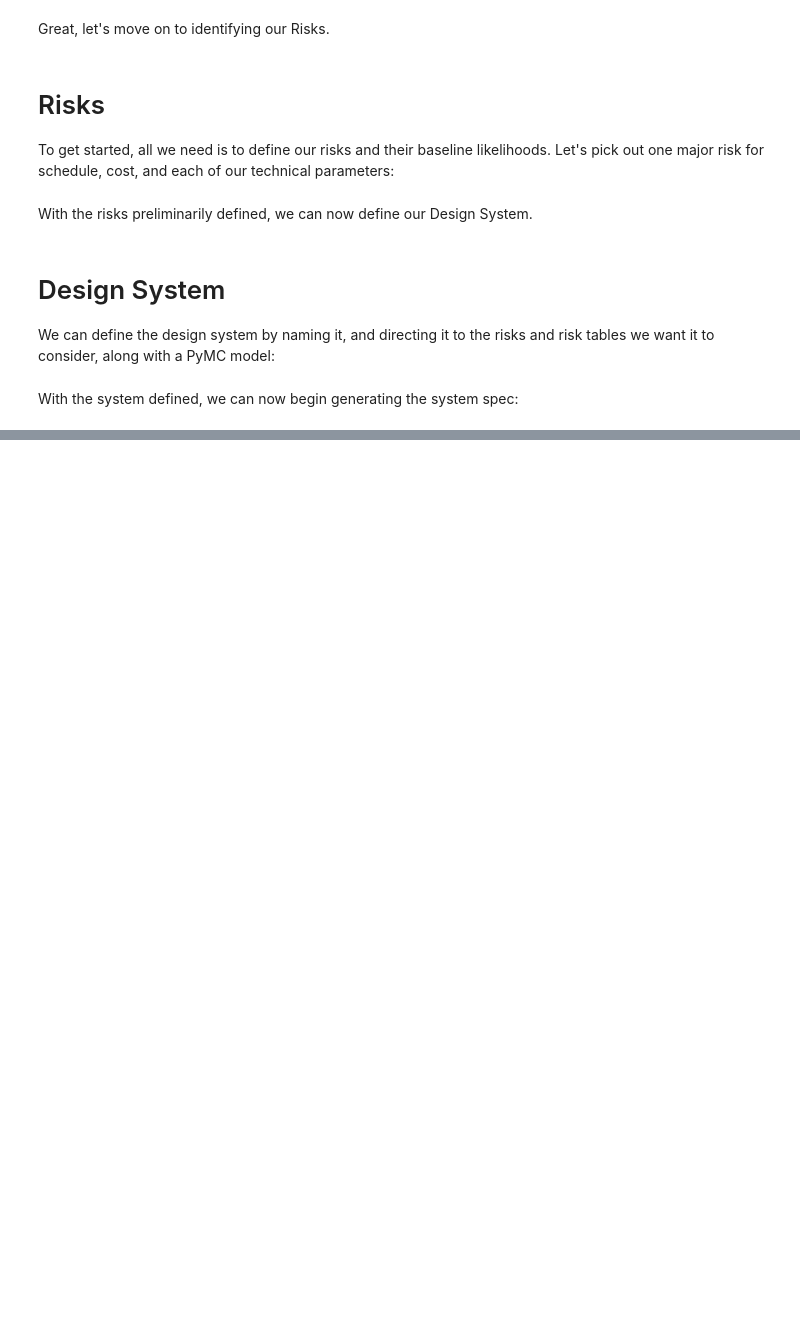
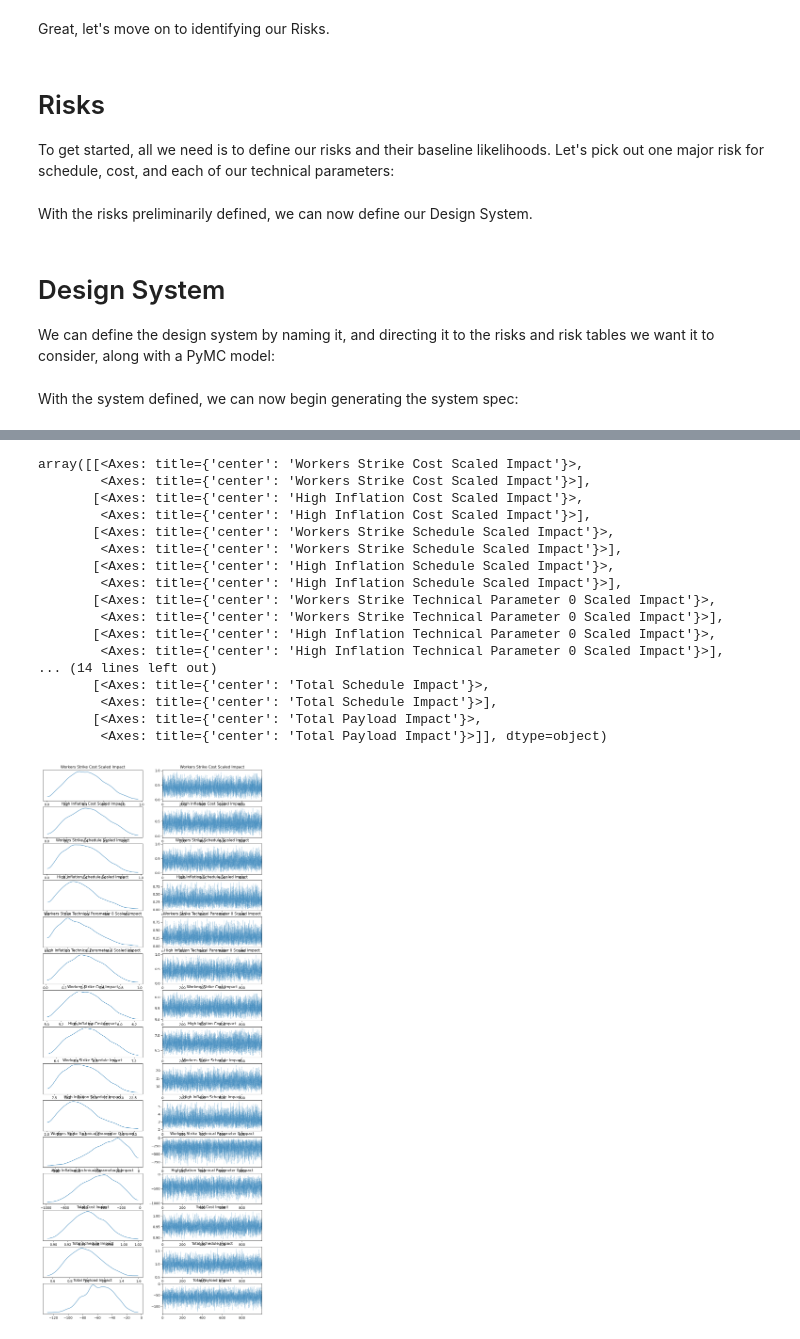
Before and after one commit to EvanY14/ISST-Asterix-Space, a Jupyter notebook: Notebooks/Example System Setup.ipynb, the cells around one changed output, grey strips where cells are left out. Cells and saved outputs as stored; diff of their text form; code cells hidden in the pictures; blank space fills up the shorter version.

```diff
--- a/Notebooks/Example System Setup.ipynb
+++ b/Notebooks/Example System Setup.ipynb
@@ -192,15 +181,15 @@ Great, let's move on to identifying our Risks.
 
 To get started, all we need is to define our risks and their baseline likelihoods. Let's pick out one major risk for schedule, cost, and each of our technical parameters:
 # %%
-Cost_Risk = ISST.Risk(name='Workers Strike', baseline_likelihood = 0.05)
+Strike_Risk = ISST.Risk(name='Workers Strike', baseline_likelihood = 0.05)
 
-Schedule_Risk = ISST.Risk(name='High Inflation', baseline_likelihood = 0.10)
+Inflation_Risk = ISST.Risk(name='High Inflation', baseline_likelihood = 0.10)
 
-Latitude_Risk = ISST.Risk(name='Forced to be Domestic', baseline_likelihood = 0.01)
-
-Power_Risk = ISST.Risk(name='MMOD', baseline_likelihood =0.10)
-
-Payload_Risk = ISST.Risk(name='Structural Mass Overrun', baseline_likelihood = 0.2)
+# Latitude_Risk = ISST.Risk(name='Forced to be Domestic', baseline_likelihood = 0.01)
+#
+# Power_Risk = ISST.Risk(name='MMOD', baseline_likelihood =0.10)
+#
+# Payload_Risk = ISST.Risk(name='Structural Mass Overrun', baseline_likelihood = 0.2)
 # %% [markdown]
 With the risks preliminarily defined, we can now define our Design System.
 # %% [markdown]
@@ -208,14 +197,12 @@ With the risks preliminarily defined, we can now define our Design System.
 
 We can define the design system by naming it, and directing it to the risks and risk tables we want it to consider, along with a PyMC model:
 # %%
-DSModel = pm.Model()
-
 Example_Design_System = ISST.DesignSystem(name='Example_Design_System',
-                                          model_context=DSModel,
-                                          risks=[Cost_Risk, Schedule_Risk, Latitude_Risk, Power_Risk, Payload_Risk],
+                                          model_context=pm.Model(),
+                                          risks=[Strike_Risk, Inflation_Risk],
                                           schedule_risk_table = Schedule_Risk_Table,
                                           cost_risk_table = Log_Cost_Risk_Table,
-                                          technical_risk_tables = [Site_Latitude, Payload_Power, Payload])
+                                          technical_risk_tables = [Payload])
 # %% [markdown]
 With the system defined, we can now begin generating the system spec:
 # %%
@@ -224,0 +223,2 @@ Once this function is run, ISST will create a set of CSV spreadsheet files that
+# %%
+results = Example_Design_System.analyze_system()
@@ -224,0 +232,21 @@ Once this function is run, ISST will create a set of CSV spreadsheet files that
+# %%
+az.plot_trace(results, combined=True)
+# %% [output]
+array([[<Axes: title={'center': 'Workers Strike Cost Scaled Impact'}>,
+        <Axes: title={'center': 'Workers Strike Cost Scaled Impact'}>],
+       [<Axes: title={'center': 'High Inflation Cost Scaled Impact'}>,
+        <Axes: title={'center': 'High Inflation Cost Scaled Impact'}>],
+       [<Axes: title={'center': 'Workers Strike Schedule Scaled Impact'}>,
+        <Axes: title={'center': 'Workers Strike Schedule Scaled Impact'}>],
+       [<Axes: title={'center': 'High Inflation Schedule Scaled Impact'}>,
+        <Axes: title={'center': 'High Inflation Schedule Scaled Impact'}>],
+       [<Axes: title={'center': 'Workers Strike Technical Parameter 0 Scaled Impact'}>,
+        <Axes: title={'center': 'Workers Strike Technical Parameter 0 Scaled Impact'}>],
+       [<Axes: title={'center': 'High Inflation Technical Parameter 0 Scaled Impact'}>,
+        <Axes: title={'center': 'High Inflation Technical Parameter 0 Scaled Impact'}>],
+... (14 lines left out)
+       [<Axes: title={'center': 'Total Schedule Impact'}>,
+        <Axes: title={'center': 'Total Schedule Impact'}>],
+       [<Axes: title={'center': 'Total Payload Impact'}>,
+        <Axes: title={'center': 'Total Payload Impact'}>]], dtype=object)
+[figure, added]
```
Also changed, not shown: parts of 16 cells of this notebook, 9 other files.
